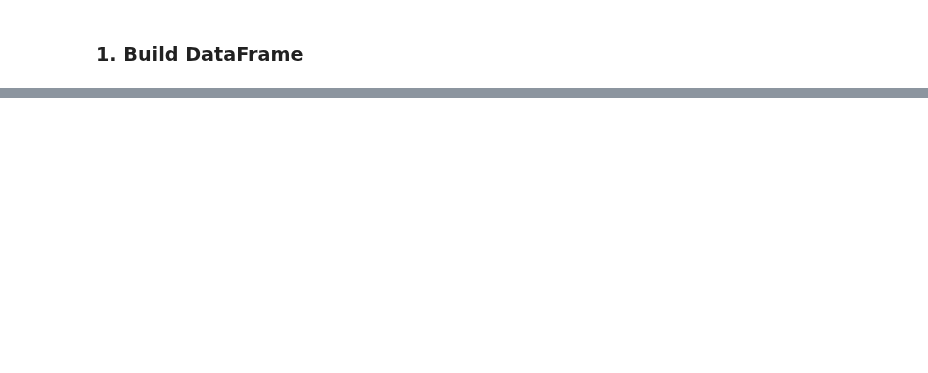
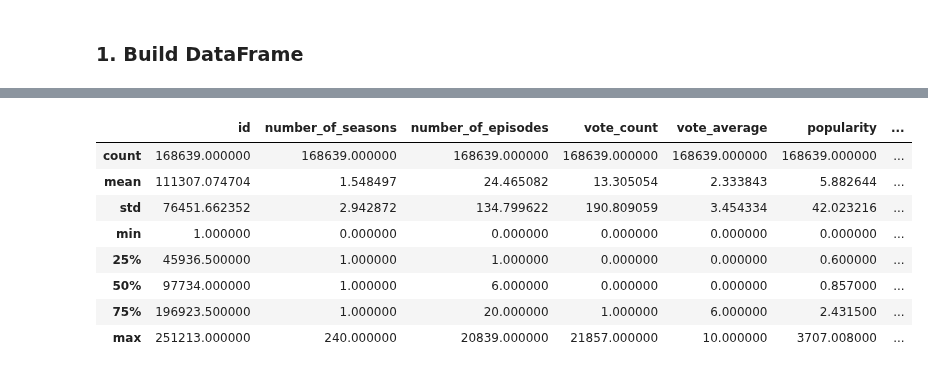
Before and after one commit to DirecTV-Team1A-NextGen-Rec/directv_tvrec, a Jupyter notebook: DirecTV_Data_Understanding_Serena.ipynb, the cells around one changed output, grey strips where cells are left out. Saved outputs shown, nothing was run; the diff lists cells and outputs as text; code cells hidden in the pictures; blank space fills up the shorter version.

```diff
--- a/DirecTV_Data_Understanding_Serena.ipynb
+++ b/DirecTV_Data_Understanding_Serena.ipynb
@@ -20,0 +55,14 @@ FileNotFoundError: [Errno 2] No such file or directory: '/content/TMDB_tv_datase
+# %%
+# display basic statistics of numeric columns
+
+display(df.describe())
+# %% [output]
+|  | id | number_of_seasons | number_of_episodes | vote_count | vote_average | popularity | ... |
+| count | 168639.000000 | 168639.000000 | 168639.000000 | 168639.000000 | 168639.000000 | 168639.000000 | ... |
+| mean | 111307.074704 | 1.548497 | 24.465082 | 13.305054 | 2.333843 | 5.882644 | ... |
+| std | 76451.662352 | 2.942872 | 134.799622 | 190.809059 | 3.454334 | 42.023216 | ... |
+| min | 1.000000 | 0.000000 | 0.000000 | 0.000000 | 0.000000 | 0.000000 | ... |
+| 25% | 45936.500000 | 1.000000 | 1.000000 | 0.000000 | 0.000000 | 0.600000 | ... |
+| 50% | 97734.000000 | 1.000000 | 6.000000 | 0.000000 | 0.000000 | 0.857000 | ... |
+| 75% | 196923.500000 | 1.000000 | 20.000000 | 1.000000 | 6.000000 | 2.431500 | ... |
+| max | 251213.000000 | 240.000000 | 20839.000000 | 21857.000000 | 10.000000 | 3707.008000 | ... |
```
Also changed, not shown: parts of 15 cells of this notebook.
